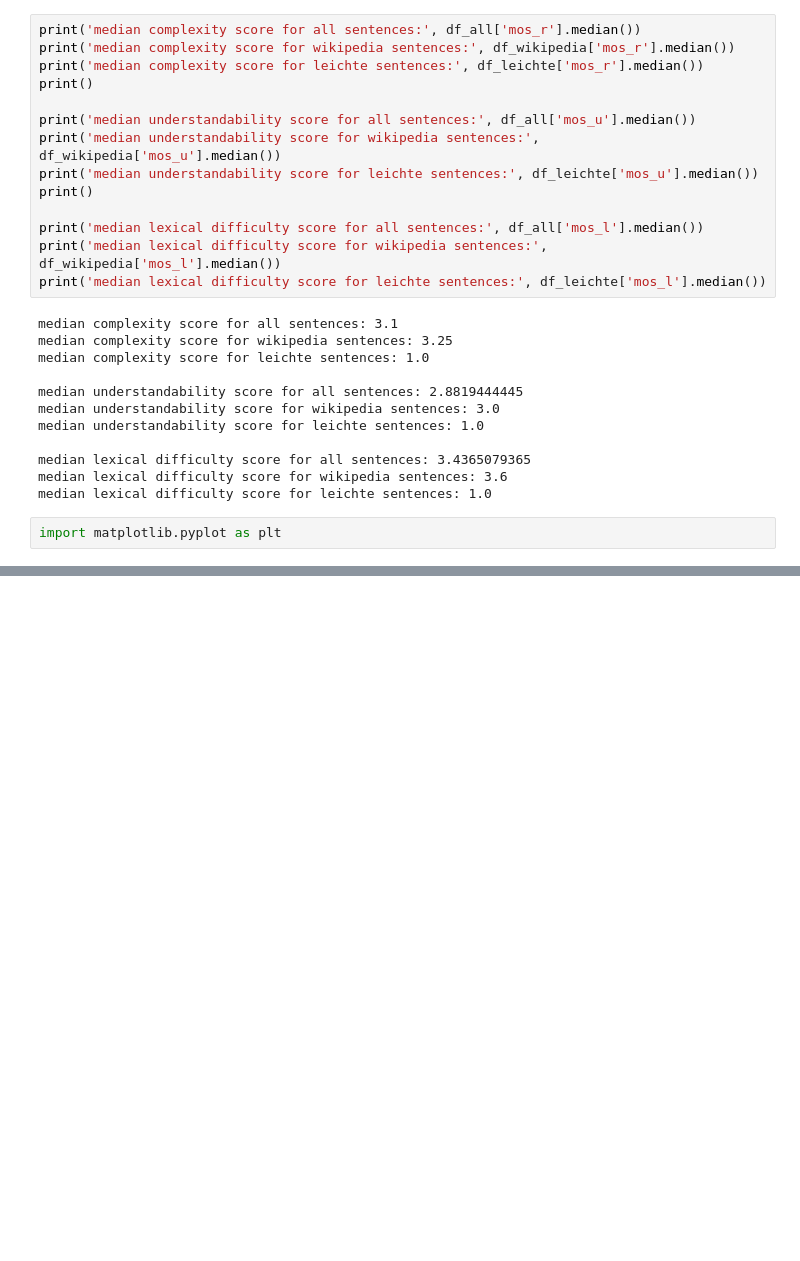
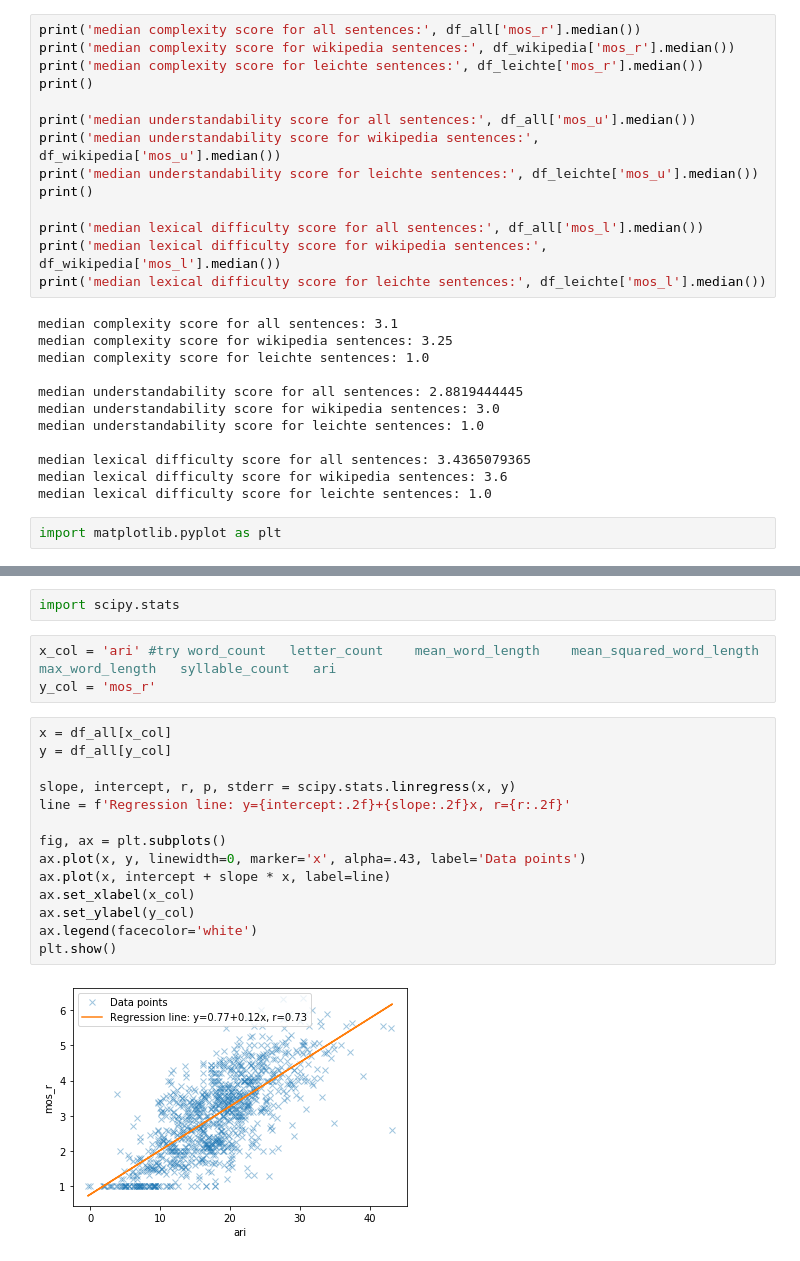
Before and after one commit to thegialeo/text-analytics-project, a Jupyter notebook: src/exploring_tcde.ipynb, the cells around one changed output, grey strips where cells are left out. Drawn from its saved outputs; the diff is of its cells as text; blank space fills up the shorter version.

```diff
--- a/src/exploring_tcde.ipynb
+++ b/src/exploring_tcde.ipynb
@@ -163,0 +255,21 @@ plt.tight_layout()
+# %%
+import scipy.stats
+# %%
+x_col = 'ari' #try word_count	letter_count	mean_word_length	mean_squared_word_length	max_word_length   syllable_count   ari
+y_col = 'mos_r'
+# %%
+x = df_all[x_col]
+y = df_all[y_col]
+
+slope, intercept, r, p, stderr = scipy.stats.linregress(x, y)
+line = f'Regression line: y={intercept:.2f}+{slope:.2f}x, r={r:.2f}'
+
+fig, ax = plt.subplots()
+ax.plot(x, y, linewidth=0, marker='x', alpha=.43, label='Data points')
+ax.plot(x, intercept + slope * x, label=line)
+ax.set_xlabel(x_col)
+ax.set_ylabel(y_col)
+ax.legend(facecolor='white')
+plt.show()
+# %% [output]
+[figure, added]
```
Also changed, not shown: parts of 7 cells of this notebook, 1 other file.
